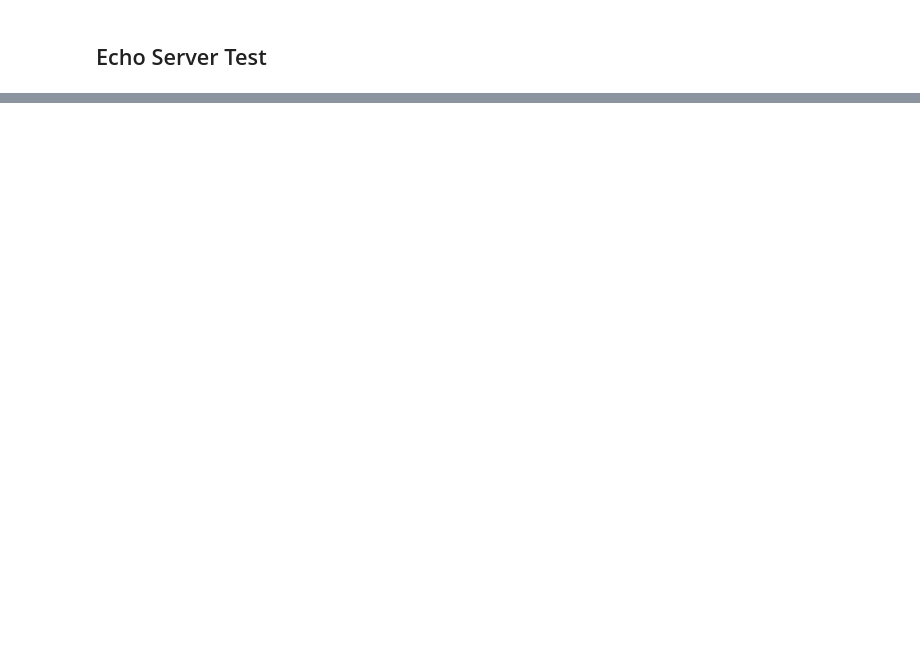
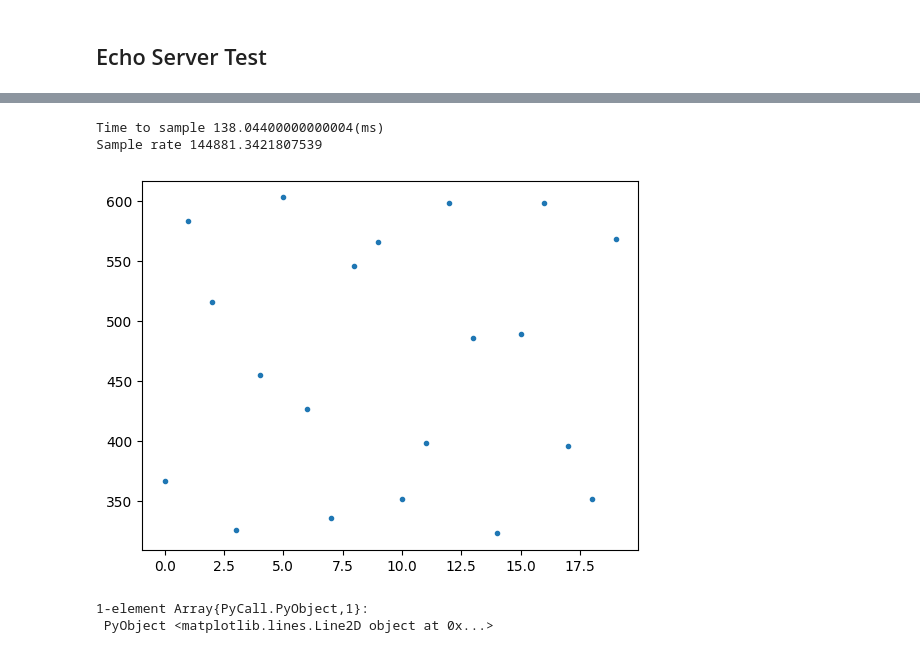
Before and after one commit to GDFLAW001/Sonar-Design, a Jupyter notebook: Source Code/Sampling/LibSerialPort.ipynb, the cells around one changed output, grey strips where cells are left out. Drawn from its saved outputs; the diff is of its cells as text; code cells hidden in the pictures; blank space fills up the shorter version.

```diff
--- a/Source Code/Sampling/LibSerialPort.ipynb
+++ b/Source Code/Sampling/LibSerialPort.ipynb
@@ -108,3 +198,22 @@ SerialPort(Ptr{LibSerialPort.SPPort} @0x0000000003d8faf0, false, false)
+# %%
+write(sp,"t")
+sleep(0.1)
+# timeMicro = read(sp,Int)
+timeMicro = parse(Int,readline(sp) )
+timeMilli = timeMicro*10^-3
+time = timeMicro*10^-6
+sampleRate = S/(time)
+println("Time to sample " ,timeMilli, "(ms)")
+println("Sample rate " ,sampleRate)
+# %% [output]
+Time to sample 138.04400000000004(ms)
+Sample rate 144881.3421807539
+# %%
+plot(x_rx[1:20],".")
+# %% [output]
+[figure, added]
+1-element Array{PyCall.PyObject,1}:
+ PyObject <matplotlib.lines.Line2D object at 0x...>
 # %%
 bytesavailable(sp)
 # %% [output]
```
Also changed, not shown: parts of 34 cells of this notebook, 1 other file.
